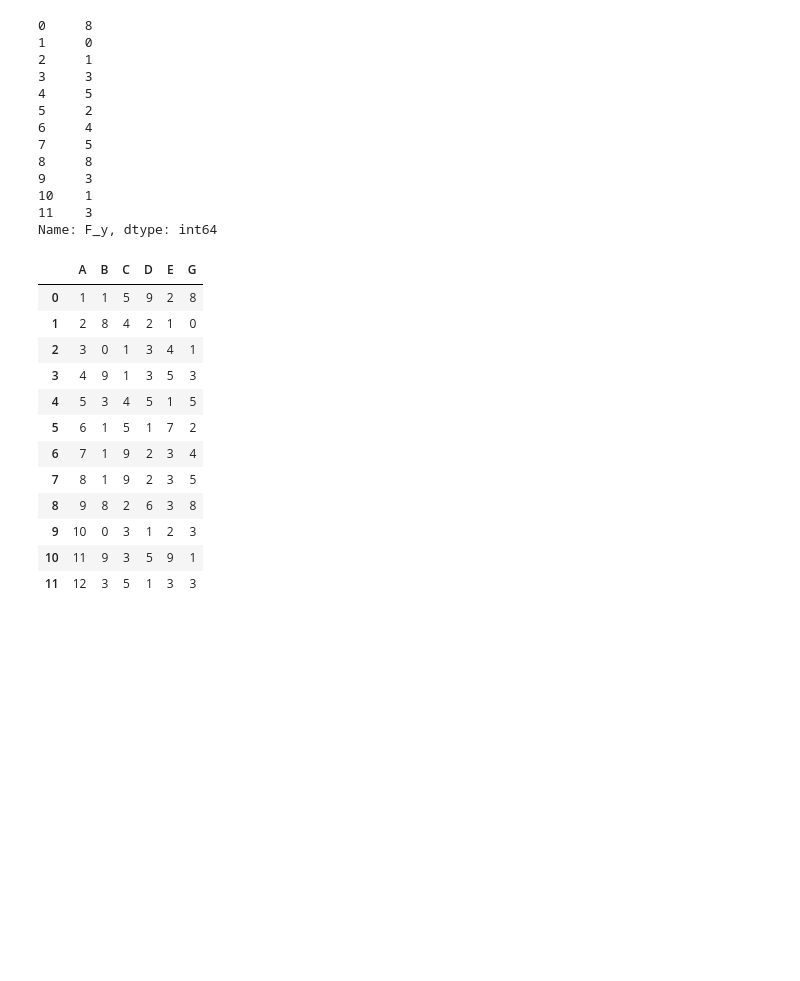
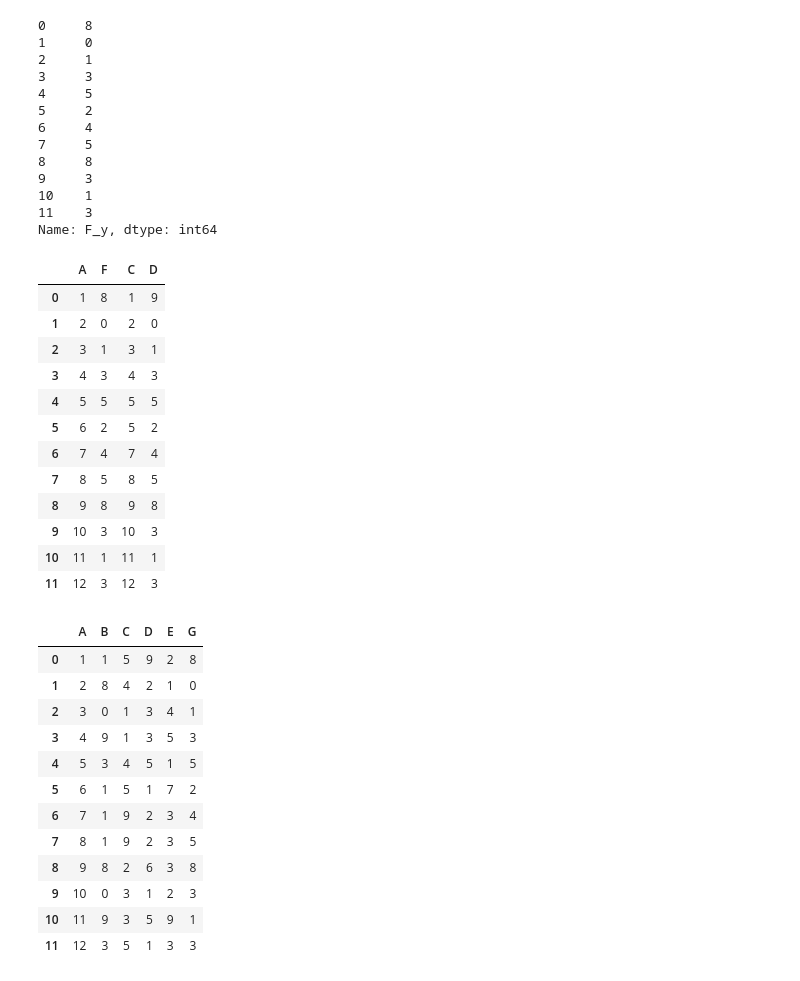
Before and after one commit to sarbbb/ML100Days, a Jupyter notebook: homework/Day13.ipynb, the cells around one changed output. Saved outputs shown, nothing was run; the diff lists cells and outputs as text; code cells hidden in the pictures; blank space fills up the shorter version.

```diff
--- a/homework/Day13.ipynb
+++ b/homework/Day13.ipynb
@@ -188,6 +188,28 @@ df9.pop('F_y')
 10    1
 11    3
 Name: F_y, dtype: int64
+# %%
+# 用join 把2個DataFrame 拼起來，是用index 來拼
+# 新建二個列數一樣且欄位「沒有重覆」的二個DataFrame
+df15 = pd.DataFrame({'A':[1,2,3,4,5,6,7,8,9,10,11,12],
+                    'F':[8,0,1,3,5,2,4,5,8,3,1,3]})
+df16 = pd.DataFrame({'C':[1,2,3,4,5,5,7,8,9,10,11,12],
+                    'D':[9,0,1,3,5,2,4,5,8,3,1,3]})
+df15.join(df16)
+# %% [output]
+|  | A | F | C | D |
+| 0 | 1 | 8 | 1 | 9 |
+| 1 | 2 | 0 | 2 | 0 |
+| 2 | 3 | 1 | 3 | 1 |
+| 3 | 4 | 3 | 4 | 3 |
+| 4 | 5 | 5 | 5 | 5 |
+| 5 | 6 | 2 | 5 | 2 |
+| 6 | 7 | 4 | 7 | 4 |
+| 7 | 8 | 5 | 8 | 5 |
+| 8 | 9 | 8 | 9 | 8 |
+| 9 | 10 | 3 | 10 | 3 |
+| 10 | 11 | 1 | 11 | 1 |
+| 11 | 12 | 3 | 12 | 3 |
 # %%
 df9
 # %% [output]
```
Also changed, not shown: parts of 5 cells of this notebook, 7 other files.
